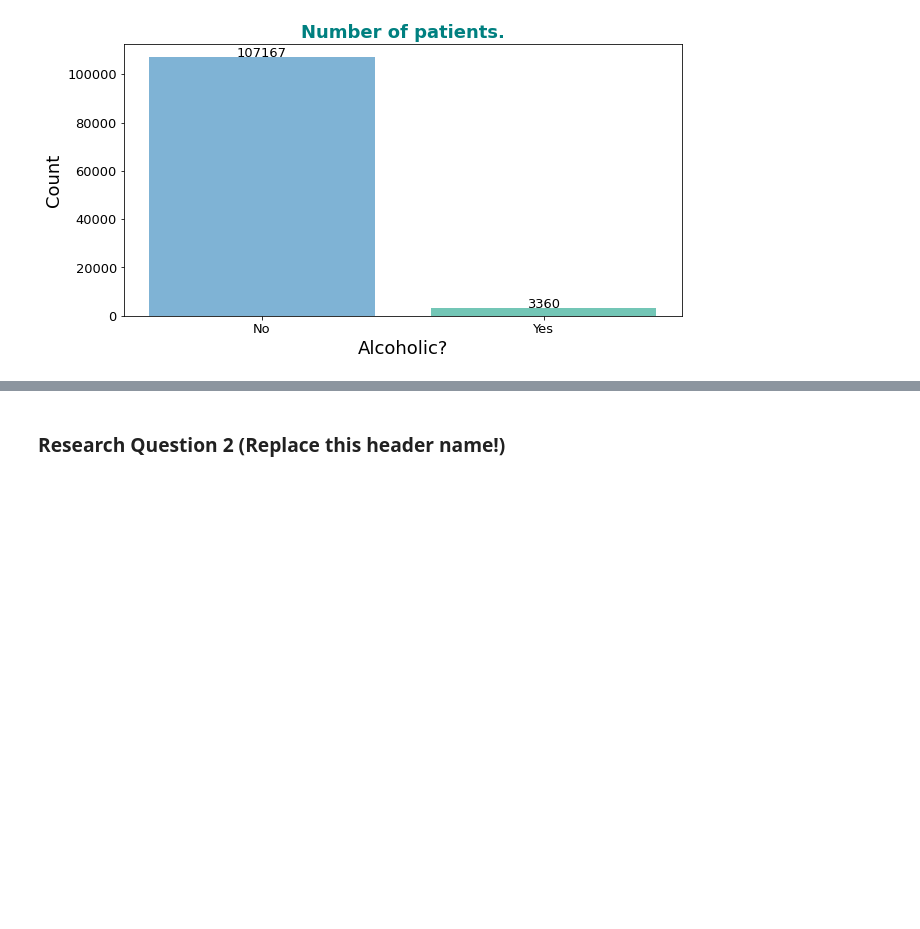
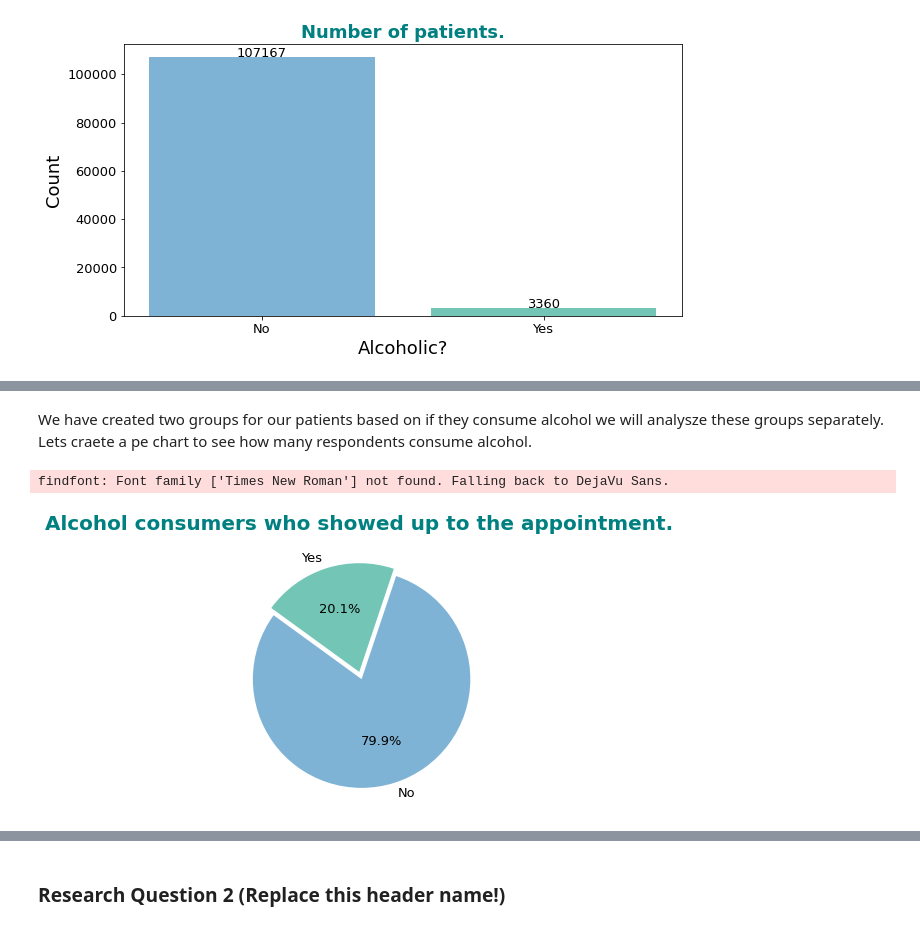
Before and after one commit to MokuaEnock/Appointments-Analysis, a Jupyter notebook: files/Investigate_a_Dataset.ipynb, the cells around one changed output, grey strips where cells are left out. Saved outputs shown, nothing was run; the diff lists cells and outputs as text; code cells hidden in the pictures; blank space fills up the shorter version.

Commit message:
pie charts for alconolics and non

```diff
--- a/files/Investigate_a_Dataset.ipynb
+++ b/files/Investigate_a_Dataset.ipynb
@@ -314,0 +315,4 @@ findfont: Font family ['Times New Roman'] not found. Falling back to DejaVu Sans
+# %%
+alcohol_g = df_comp2.groupby(by=df_comp2['Alcoholism'])
+yes_alcohol = alcohol_g.get_group('Yes')
+no_alcohol = alcohol_g.get_group('No')
@@ -314,0 +335,12 @@ findfont: Font family ['Times New Roman'] not found. Falling back to DejaVu Sans
+# %% [markdown]
+We have created two groups for our patients based on if they consume alcohol we will analysze these groups separately. Lets craete a pe chart to see how many respondents consume alcohol.
+# %%
+yes_alcohol['No-show'].value_counts().plot(kind = "pie", startangle=144, colors = colors, explode=(0.07, 0), autopct = '%1.1f%%')
+plt.title('Alcohol consumers who showed up to the appointment.', fontsize = 20, fontweight = 'bold', color = 'teal')
+plt.axis('off')
+plt.xlabel(None)
+plt.ylabel(None)
+plt.show()
+# %% [output]
+findfont: Font family ['Times New Roman'] not found. Falling back to DejaVu Sans.
+[figure, added]
```
Also changed, not shown: parts of 5 cells of this notebook.
